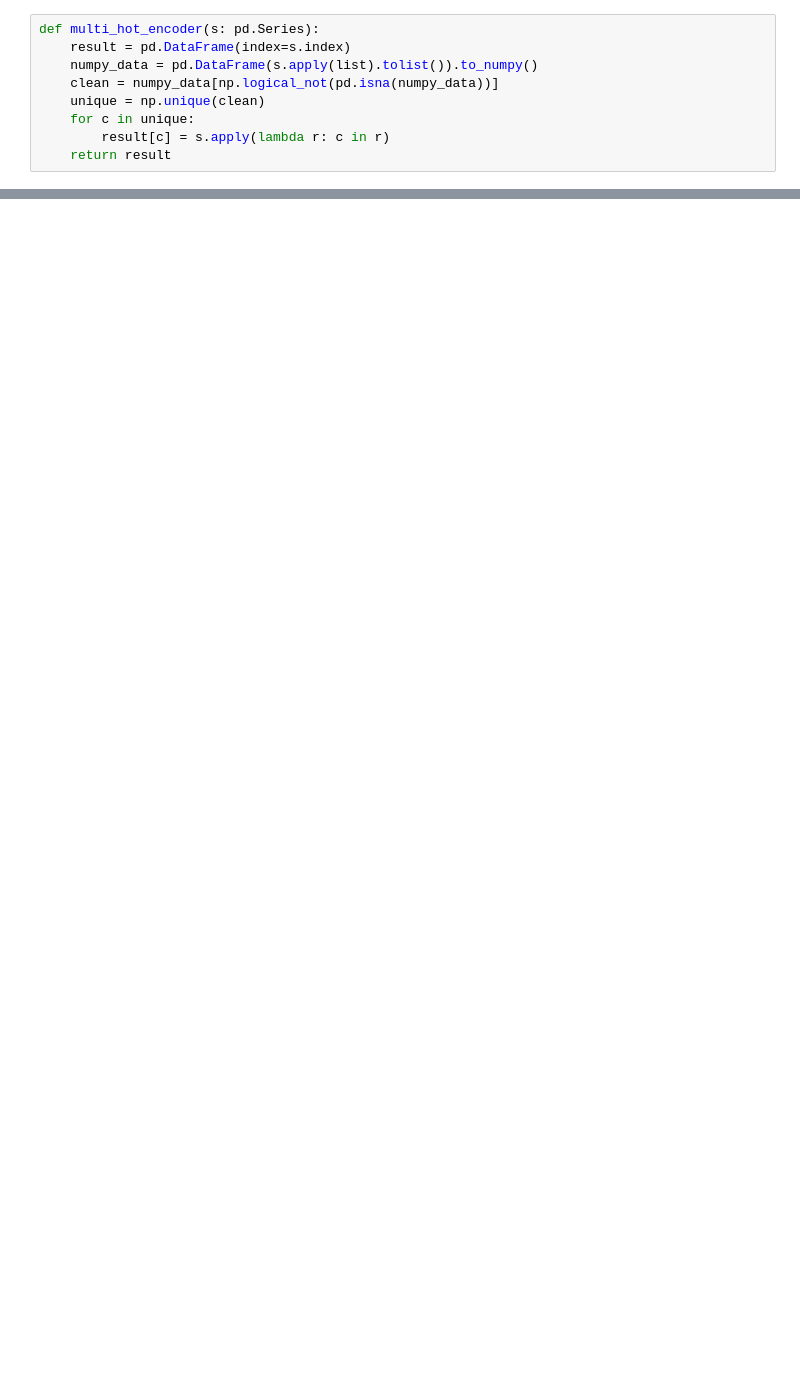
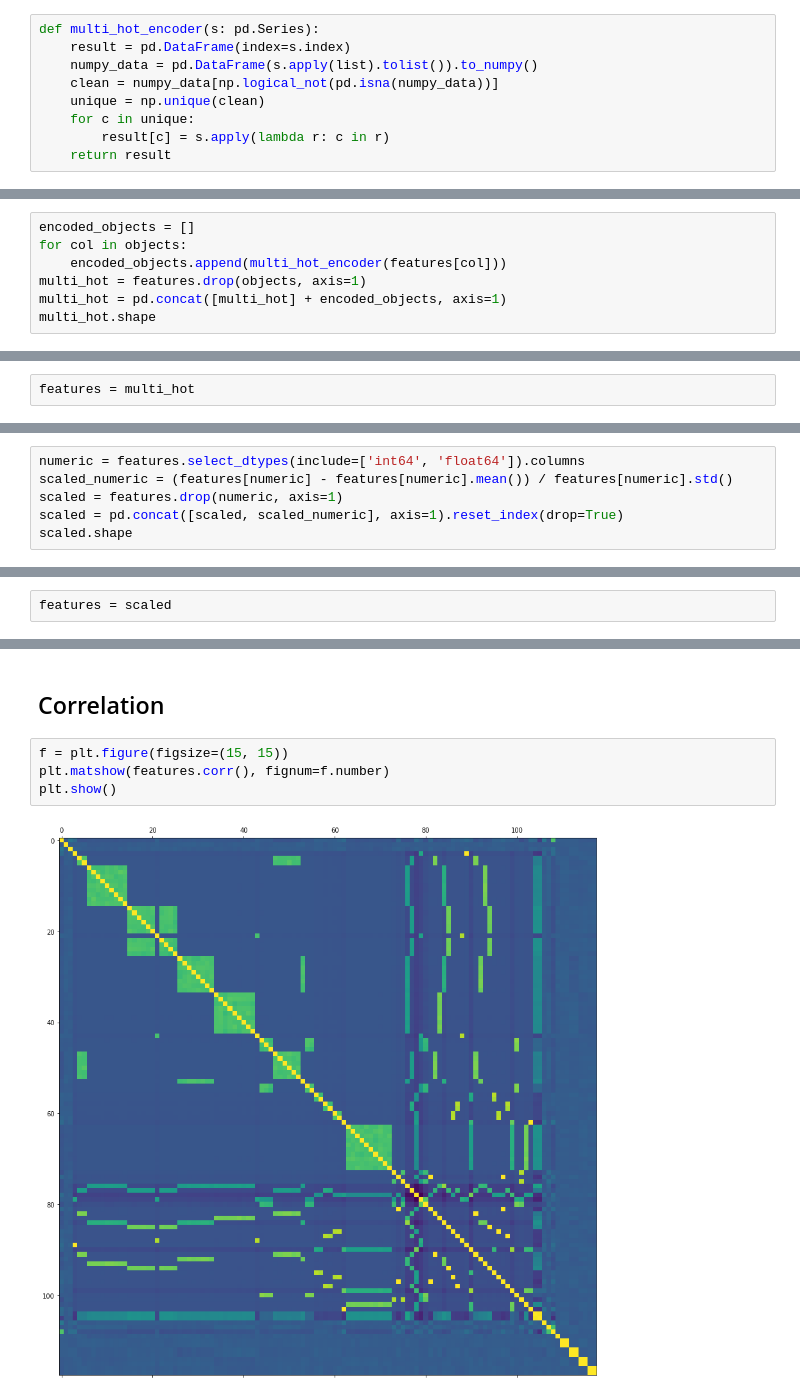
Before and after one commit to matkob/eshoppping, a Jupyter notebook: model_b.ipynb, the cells around one changed output, grey strips where cells are left out. Cells and saved outputs as stored; diff of their text form; blank space fills up the shorter version.

Commit message:
model b with features selected

```diff
--- a/model_b.ipynb
+++ b/model_b.ipynb
@@ -207,0 +103,7 @@ Although model a with multi encoding works way faster than with one hot encoding
+# %%
+encoded_objects = []
+for col in objects:
+    encoded_objects.append(multi_hot_encoder(features[col]))
+multi_hot = features.drop(objects, axis=1)
+multi_hot = pd.concat([multi_hot] + encoded_objects, axis=1)
+multi_hot.shape
@@ -207,0 +123,2 @@ Although model a with multi encoding works way faster than with one hot encoding
+# %%
+features = multi_hot
@@ -207,0 +127,6 @@ Although model a with multi encoding works way faster than with one hot encoding
+# %%
+numeric = features.select_dtypes(include=['int64', 'float64']).columns
+scaled_numeric = (features[numeric] - features[numeric].mean()) / features[numeric].std()
+scaled = features.drop(numeric, axis=1)
+scaled = pd.concat([scaled, scaled_numeric], axis=1).reset_index(drop=True)
+scaled.shape
@@ -207,0 +144,2 @@ Although model a with multi encoding works way faster than with one hot encoding
+# %%
+features = scaled
@@ -207,0 +150,8 @@ Although model a with multi encoding works way faster than with one hot encoding
+# %% [markdown]
+## Correlation
+# %%
+f = plt.figure(figsize=(15, 15))
+plt.matshow(features.corr(), fignum=f.number)
+plt.show()
+# %% [output]
+[figure, added]
```
Also changed, not shown: parts of 90 cells of this notebook, 2 other files.
